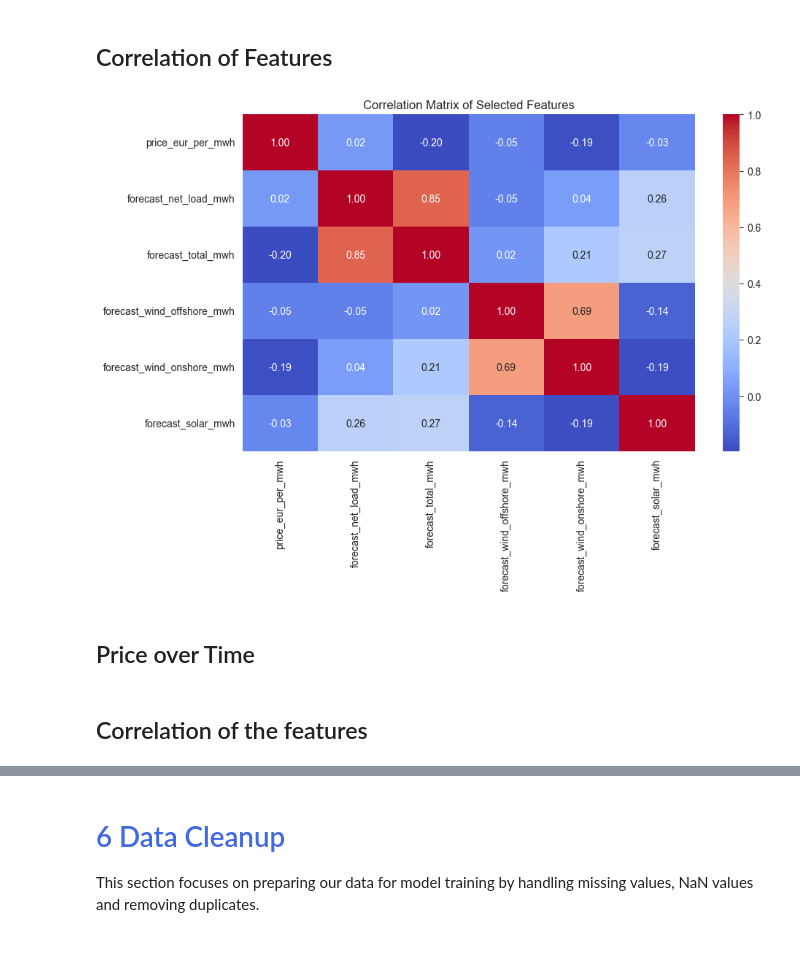
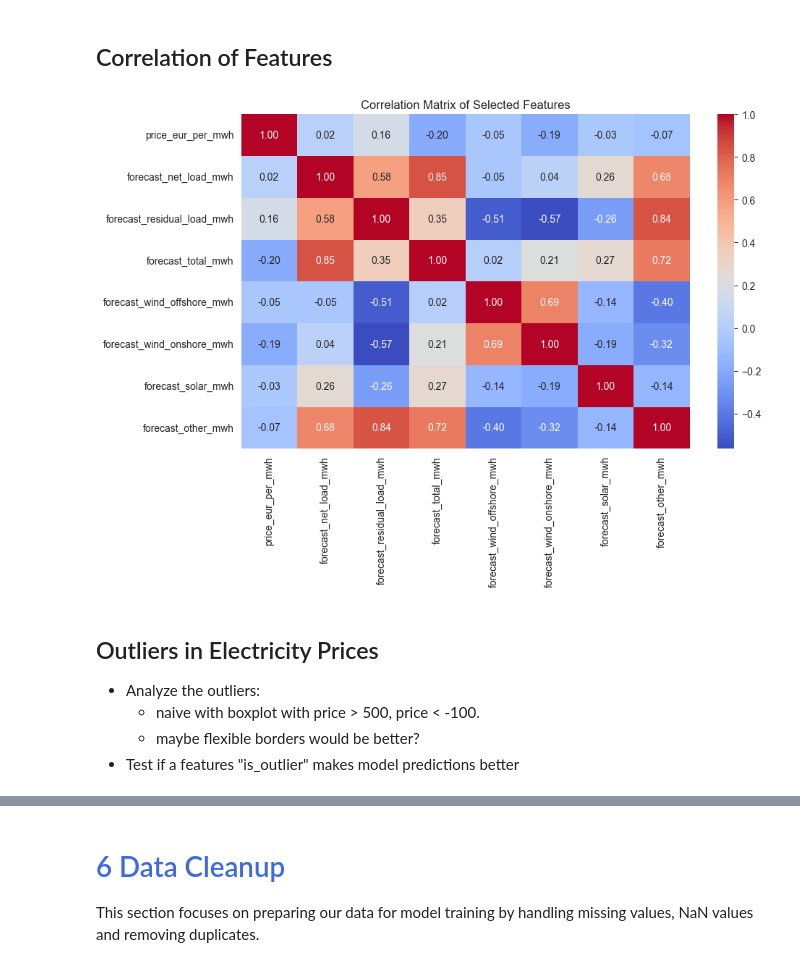
Before and after one commit to DanielHka25/electricity-price-prediction, a Jupyter notebook: notebooks/price_prediction.ipynb, the cells around one changed output, grey strips where cells are left out. Cells and saved outputs as stored; diff of their text form; code cells hidden in the pictures.

```diff
--- a/notebooks/price_prediction.ipynb
+++ b/notebooks/price_prediction.ipynb
@@ -501,0 +512,20 @@ plot_feature(df, "price_eur_per_mwh", ylabel="EUR/MWh", rolling_window=200, even
+# %%
+# Add new boolean feature to DataFrame
+df['negative_price'] = df['price_eur_per_mwh'] < 0
+
+# Count the negative prices per year (YE)
+negative_counts = df['negative_price'].resample('YE').sum()
+
+# Plot configuration
+plt.figure(figsize=(12,4))
+plt.title('Negative Price Occurrences Per Year')
+plt.xlabel('Year')
+plt.ylabel('Amount of Negative Prices')
+
+# Make tick labels only show the year and not the full timestamp
+ax = negative_counts.plot(kind='bar', color='red')
+ax.set_xticklabels([str(x.year) for x in negative_counts.index])
+plt.xticks(rotation=0)
+
+plt.tight_layout()
+plt.show()
@@ -514,13 +599,22 @@ TODO: plot these features:
 # %% [markdown]
 ## Correlation of Features
 # %%
-# Korrelation nur für die gewählten Features
+# Only show correlation for specific features
+features_to_plot = [ # TODO: what features should be plottet here?
+    "price_eur_per_mwh",
+    "forecast_net_load_mwh",
+    "forecast_residual_load_mwh",
+    "forecast_total_mwh",
+    "forecast_wind_offshore_mwh",
+    "forecast_wind_onshore_mwh",
+    "forecast_solar_mwh",
+    "forecast_other_mwh"
+]
+
 correlation_matrix = df[features_to_plot].corr()
 plt.figure(figsize=(10, 6))
 sns.heatmap(correlation_matrix, annot=True, fmt=".2f", cmap="coolwarm")
 plt.title("Correlation Matrix of Selected Features")
 plt.show()
 # %% [output]
-[figure, old version]
+[figure, new version]
-# %% [markdown]
-## Price over Time
@@ -529,2 +620,0 @@ plt.show()
-# %% [markdown]
-## Correlation of the features
@@ -533 +621,7 @@ plt.show()
+# %% [markdown]
+## Outliers in Electricity Prices
+- Analyze the outliers:
+    - naive with boxplot with price > 500, price < -100.
+    - maybe flexible borders would be better?
+- Test if a features "is_outlier" makes model predictions better
 # %% [markdown]
```
Also changed, not shown: parts of 23 cells of this notebook, 1 other file.
